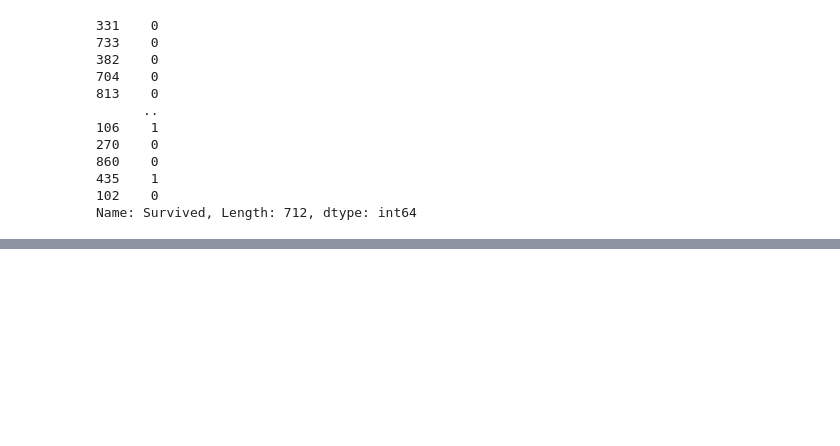
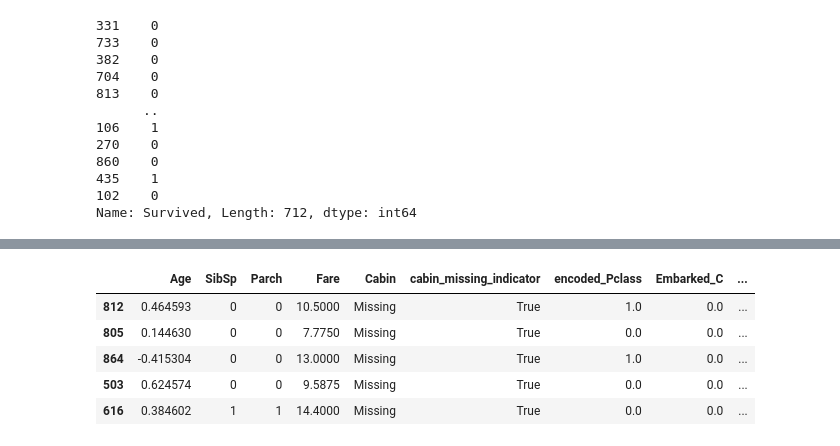
Before and after one commit to Dev-Maidul/Encoding, a Jupyter notebook: Encoding(different_section).ipynb, the cells around one changed output, grey strips where cells are left out. Cells and saved outputs as stored; diff of their text form; code cells hidden in the pictures; blank space fills up the shorter version.

```diff
--- a/Encoding(different_section).ipynb
+++ b/Encoding(different_section).ipynb
@@ -880,0 +894,9 @@ Name: Survived, Length: 712, dtype: int64
+# %%
+X_train.sample(5)
+# %% [output]
+|  | Age | SibSp | Parch | Fare | Cabin | cabin_missing_indicator | encoded_Pclass | Embarked_C | ... |
+| 812 | 0.464593 | 0 | 0 | 10.5000 | Missing | True | 1.0 | 0.0 | ... |
+| 805 | 0.144630 | 0 | 0 | 7.7750 | Missing | True | 0.0 | 0.0 | ... |
+| 864 | -0.415304 | 0 | 0 | 13.0000 | Missing | True | 1.0 | 0.0 | ... |
+| 503 | 0.624574 | 0 | 0 | 9.5875 | Missing | True | 0.0 | 0.0 | ... |
+| 616 | 0.384602 | 1 | 1 | 14.4000 | Missing | True | 0.0 | 0.0 | ... |
```
Also changed, not shown: parts of 5 cells of this notebook.
